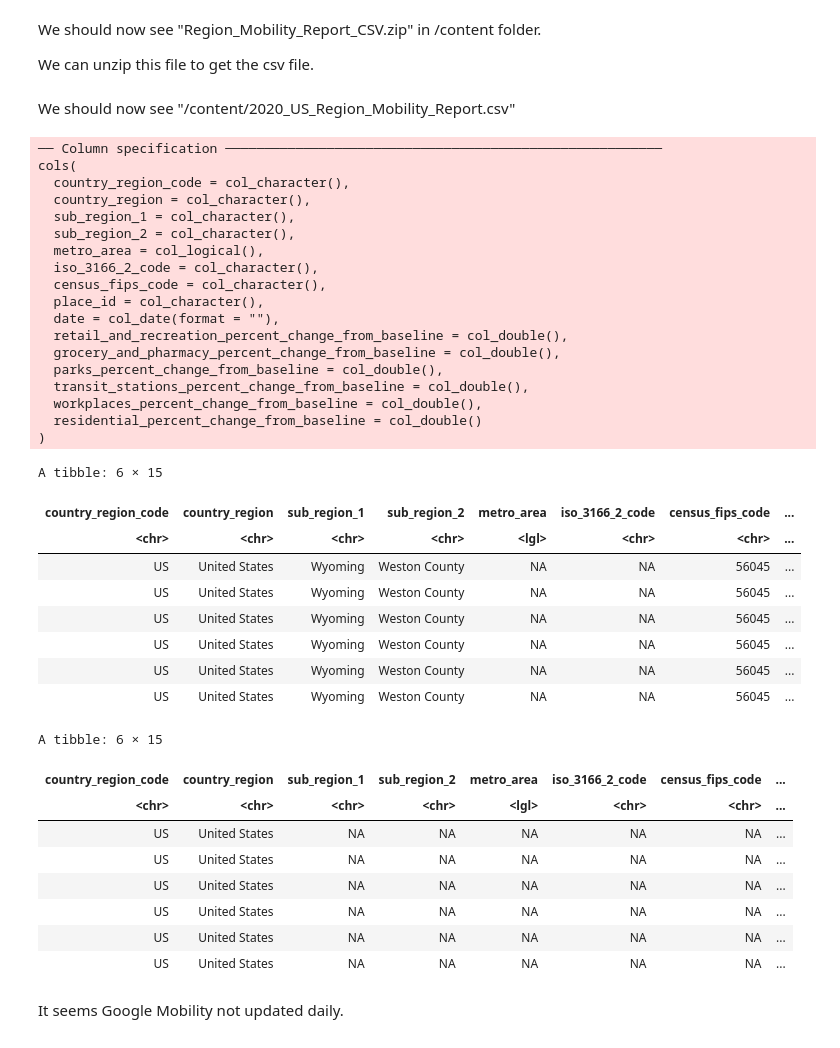
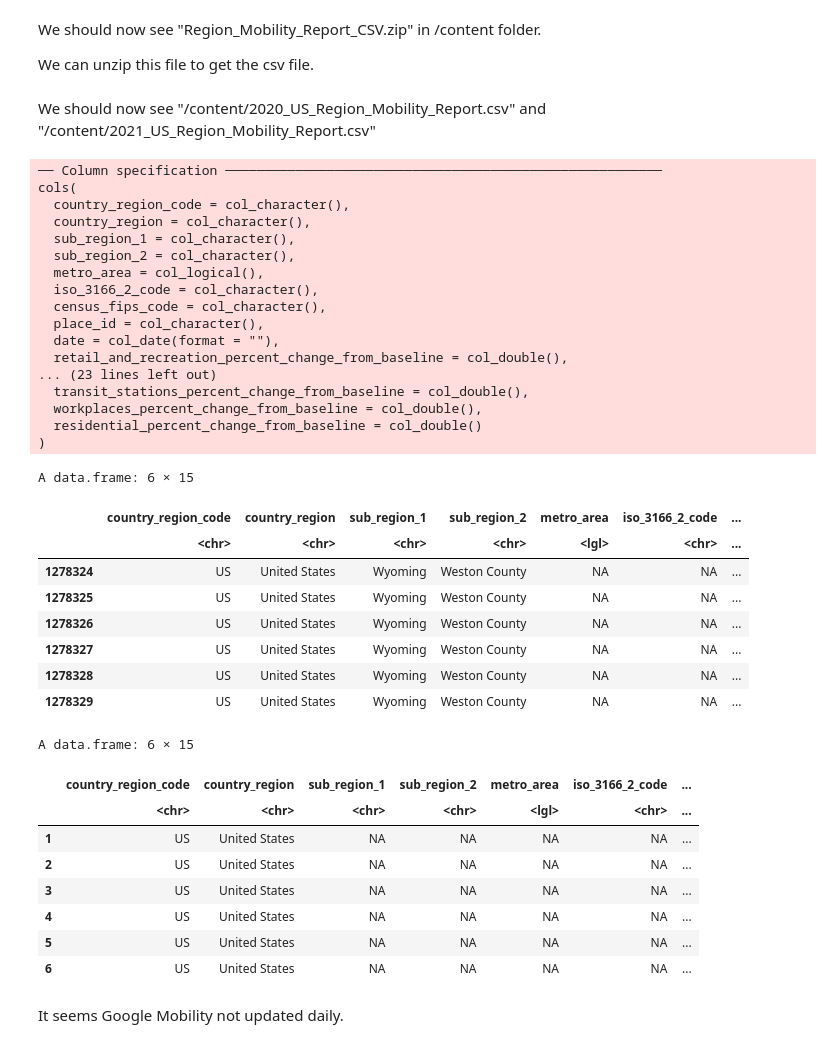
Before and after one commit to hongqin/R-bootcamp-for-teachers-2021July, a Jupyter notebook: R_covid19_teacher_bootcamp20210706.ipynb, the cells around one changed output. Cells and saved outputs as stored; diff of their text form; code cells hidden in the pictures.

```diff
--- a/R_covid19_teacher_bootcamp20210706.ipynb
+++ b/R_covid19_teacher_bootcamp20210706.ipynb
@@ -1027,50 +1021,54 @@ We can unzip this file to get the csv file.
 system("unzip /content/Region_Mobility_Report_CSVs.zip")
 # %% [markdown]
 We should now see "/content/2020_US_Region_Mobility_Report.csv"
+and
+"/content/2021_US_Region_Mobility_Report.csv"
 # %%
 library(tidyverse)
-tbGMUS = read_csv("/content/2020_US_Region_Mobility_Report.csv")
+tbGMUS20 = read_csv("/content/2020_US_Region_Mobility_Report.csv")
+tbGMUS21 = read_csv("/content/2021_US_Region_Mobility_Report.csv")
+
+tbGMUS = data.frame( rbind( tbGMUS20, tbGMUS21))
 tail(tbGMUS)
 # %% [output]
 ── Column specification ────────────────────────────────────────────────────────
 cols(
   country_region_code = col_character(),
   country_region = col_character(),
   sub_region_1 = col_character(),
   sub_region_2 = col_character(),
   metro_area = col_logical(),
   iso_3166_2_code = col_character(),
   census_fips_code = col_character(),
   place_id = col_character(),
   date = col_date(format = ""),
   retail_and_recreation_percent_change_from_baseline = col_double(),
-  grocery_and_pharmacy_percent_change_from_baseline = col_double(),
-  parks_percent_change_from_baseline = col_double(),
+... (23 lines left out)
   transit_stations_percent_change_from_baseline = col_double(),
   workplaces_percent_change_from_baseline = col_double(),
   residential_percent_change_from_baseline = col_double()
 )
-A tibble: 6 × 15
+A data.frame: 6 × 15
-| country_region_code | country_region | sub_region_1 | sub_region_2 | metro_area | iso_3166_2_code | census_fips_code | ... |
-| <chr> | <chr> | <chr> | <chr> | <lgl> | <chr> | <chr> | ... |
-| US | United States | Wyoming | Weston County | NA | NA | 56045 | ... |
-| US | United States | Wyoming | Weston County | NA | NA | 56045 | ... |
-| US | United States | Wyoming | Weston County | NA | NA | 56045 | ... |
-| US | United States | Wyoming | Weston County | NA | NA | 56045 | ... |
-| US | United States | Wyoming | Weston County | NA | NA | 56045 | ... |
-| US | United States | Wyoming | Weston County | NA | NA | 56045 | ... |
+|  | country_region_code | country_region | sub_region_1 | sub_region_2 | metro_area | iso_3166_2_code | ... |
+|  | <chr> | <chr> | <chr> | <chr> | <lgl> | <chr> | ... |
+| 1278324 | US | United States | Wyoming | Weston County | NA | NA | ... |
+| 1278325 | US | United States | Wyoming | Weston County | NA | NA | ... |
+| 1278326 | US | United States | Wyoming | Weston County | NA | NA | ... |
+| 1278327 | US | United States | Wyoming | Weston County | NA | NA | ... |
+| 1278328 | US | United States | Wyoming | Weston County | NA | NA | ... |
+| 1278329 | US | United States | Wyoming | Weston County | NA | NA | ... |
 # %%
 head(tbGMUS)
 # %% [output]
-A tibble: 6 × 15
+A data.frame: 6 × 15
-| country_region_code | country_region | sub_region_1 | sub_region_2 | metro_area | iso_3166_2_code | census_fips_code | ... |
-| <chr> | <chr> | <chr> | <chr> | <lgl> | <chr> | <chr> | ... |
-| US | United States | NA | NA | NA | NA | NA | ... |
-| US | United States | NA | NA | NA | NA | NA | ... |
-| US | United States | NA | NA | NA | NA | NA | ... |
-| US | United States | NA | NA | NA | NA | NA | ... |
-| US | United States | NA | NA | NA | NA | NA | ... |
-| US | United States | NA | NA | NA | NA | NA | ... |
+|  | country_region_code | country_region | sub_region_1 | sub_region_2 | metro_area | iso_3166_2_code | ... |
+|  | <chr> | <chr> | <chr> | <chr> | <lgl> | <chr> | ... |
+| 1 | US | United States | NA | NA | NA | NA | ... |
+| 2 | US | United States | NA | NA | NA | NA | ... |
+| 3 | US | United States | NA | NA | NA | NA | ... |
+| 4 | US | United States | NA | NA | NA | NA | ... |
+| 5 | US | United States | NA | NA | NA | NA | ... |
+| 6 | US | United States | NA | NA | NA | NA | ... |
 # %% [markdown]
 It seems Google Mobility not updated daily.
 # %% [markdown]
```
Also changed, not shown: parts of 32 cells of this notebook.
